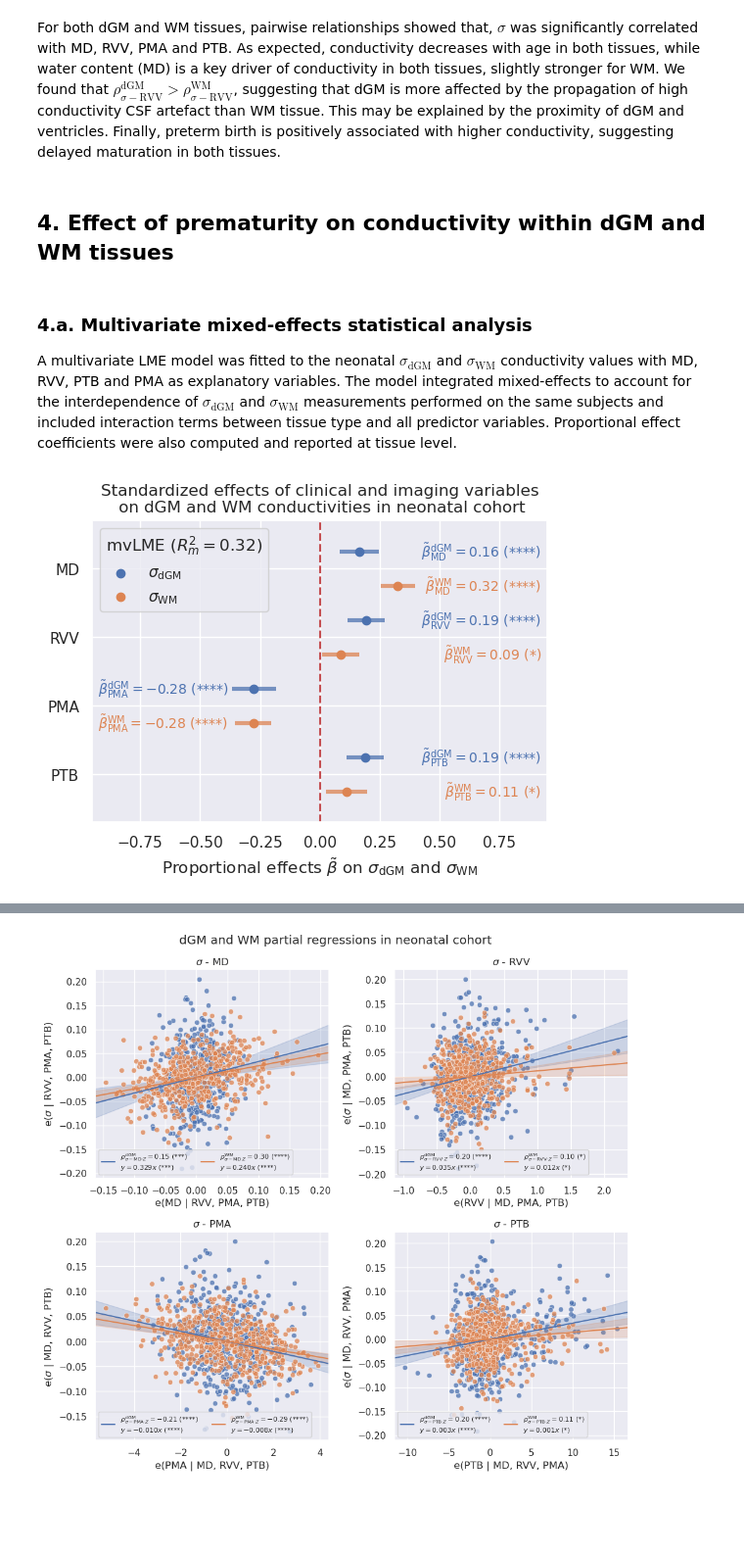
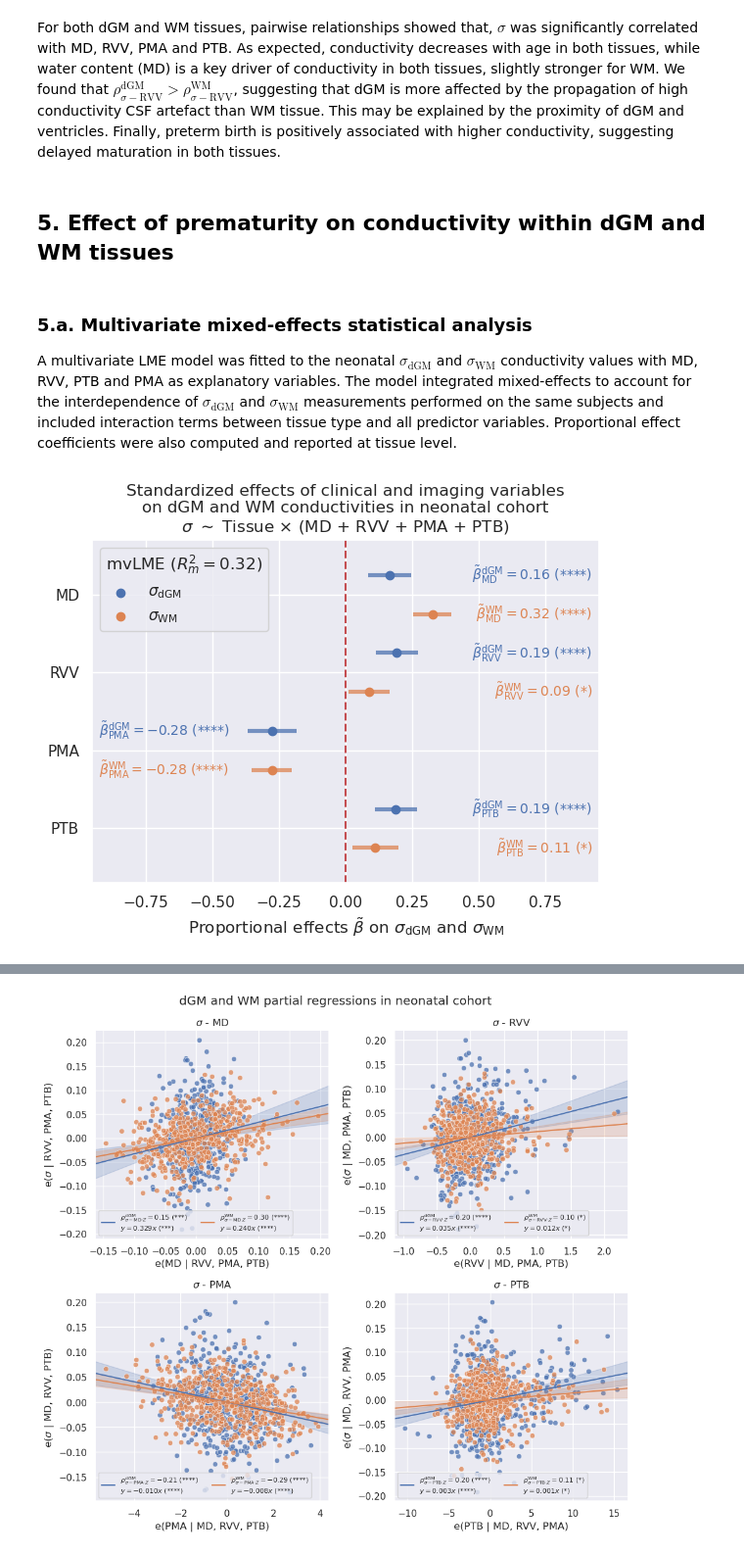
Before and after one commit to aboutill/nano-eptk, a Jupyter notebook: notebooks/experiments/stats_analysis_experiment4.ipynb, the cells around one changed output, grey strips where cells are left out. Shown at 98% size. Drawn from its saved outputs; the diff is of its cells as text; code cells hidden in the pictures; blank space fills up the shorter version.

```diff
--- a/notebooks/experiments/stats_analysis_experiment4.ipynb
+++ b/notebooks/experiments/stats_analysis_experiment4.ipynb
@@ -239,9 +358,9 @@ plt.savefig(plot_path, dpi=300, bbox_inches="tight")
 # %% [markdown]
 For both dGM and WM tissues, pairwise relationships showed that, $\sigma$ was significantly correlated with MD, RVV, PMA and PTB. As expected, conductivity decreases with age in both tissues, while water content (MD) is a key driver of conductivity in both tissues, slightly stronger for WM. We found that $\rho_{\sigma-\textrm{RVV}}^{\textrm{dGM}} > \rho_{\sigma-\textrm{RVV}}^{\textrm{WM}}$, suggesting that dGM is more affected by the propagation of high conductivity CSF artefact than WM tissue. This may be explained by the proximity of dGM and ventricles. Finally, preterm birth is positively associated with higher conductivity, suggesting delayed maturation in both tissues.
 # %% [markdown]
-## 4. Effect of prematurity on conductivity within dGM and WM tissues
+## 5. Effect of prematurity on conductivity within dGM and WM tissues
 # %% [markdown]
-### 4.a. Multivariate mixed-effects statistical analysis
+### 5.a. Multivariate mixed-effects statistical analysis
 A multivariate LME model was fitted to the neonatal $\sigma_{\textrm{dGM}}$ and $\sigma_{\textrm{WM}}$ conductivity values with MD, RVV, PTB and PMA as explanatory variables. The model integrated mixed-effects to account for the interdependence of $\sigma_{\textrm{dGM}}$ and $\sigma_{\textrm{WM}}$ measurements performed on the same subjects and included interaction terms between tissue type and all predictor variables. Proportional effect coefficients were also computed and reported at tissue level.
 # %%
 def center_df():
@@ -285,9 +404,8 @@ def build_vert_df():
     return vert_df
 # %%
 # Set file path
-summary_dir = os.path.join(results_dir, "statsmodels")
-plot_path = os.path.join(plot_dir, "experiment4C.png")
-summary_path = os.path.join(summary_dir, "experiment4C.txt")
+plot_path = os.path.join(plot_dir, "experiment4D.png")
+summary_path = os.path.join(summary_dir, "experiment4D.txt")
 
 # Load dataframe
 df = pd.read_csv(df_path)
@@ -338,8 +456,10 @@ ylim = [-0.7, 3.7]
 palette = sns.color_palette()
 
 # Initialize plot
-fig, ax = plt.subplots(figsize=(6,4), dpi=100)
-ax.set_title("Standardized effects of clinical and imaging variables\n on dGM and WM conductivities in neonatal cohort")
+fig, ax = plt.subplots(figsize=(6,5))
+ax.set_title("Standardized effects of clinical and imaging variables\n"
+             "on dGM and WM conductivities in neonatal cohort\n"
+             r"$\sigma$ $\sim$ Tissue $\times$ (MD + RVV + PMA + PTB)")
 
 # Iter over tissue
 for i, tissue in enumerate(tissue_labels):
@@ -368,31 +488,34 @@ for i, tissue in enumerate(tissue_labels):
         ax.text(x, y+y_off, f"${a} = {params[idx]:.2f}$ ({stars})", ha=ha, va="center", size="small", c=palette[i])
 
 # Add dashed line at 0.0
 plt.axline((0,0), (0,1), color="r", linestyle="--")
 
 # Axis labels and linits
 ax.set_yticks(range(m), yticks)
 ax.set_xlabel(r"Proportional effects $\tilde{\beta}$ on $\sigma_{\mathregular{dGM}}$ and $\sigma_{\mathregular{WM}}$")
 ax.set_xlim(xlim)
 ax.set_ylim(ylim)
 
 # Legend
 leg = ax.legend(loc="upper left", title=f"mvLME ($R^2_m = {marginal_r2_prop:.2f}$)")
 leg._legend_box.align = "left"
 
+# Adjust layout
+fig.tight_layout()
+
 # Initialize output directories
 for path in [summary_path, plot_path]:
     output_dir = os.path.dirname(path)
     os.makedirs(output_dir, exist_ok=True)
 
 # Save plot
 plt.savefig(plot_path, dpi=300, bbox_inches="tight")
 
 # Write summary
 with open(summary_path, "w") as fh:
     fh.write(lme.summary().as_text())
     fh.write(f"\nMarginal R² = {marginal_r2:.2f}, Conditional R² = {conditional_r2:.2f}\n\n")
     fh.write(lme_prop.summary().as_text())
     fh.write(f"\nMarginal R² = {marginal_r2_prop:.2f}, Conditional R² = {conditional_r2_prop:.2f}\n\n")
 # %% [output]
-[figure, old version]
+[figure, new version]
```
Also changed, not shown: parts of 14 cells of this notebook, 5 other files.
